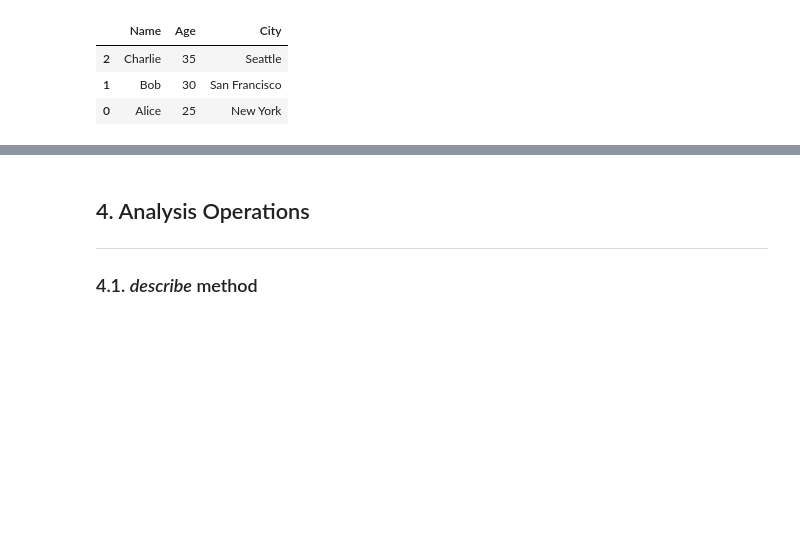
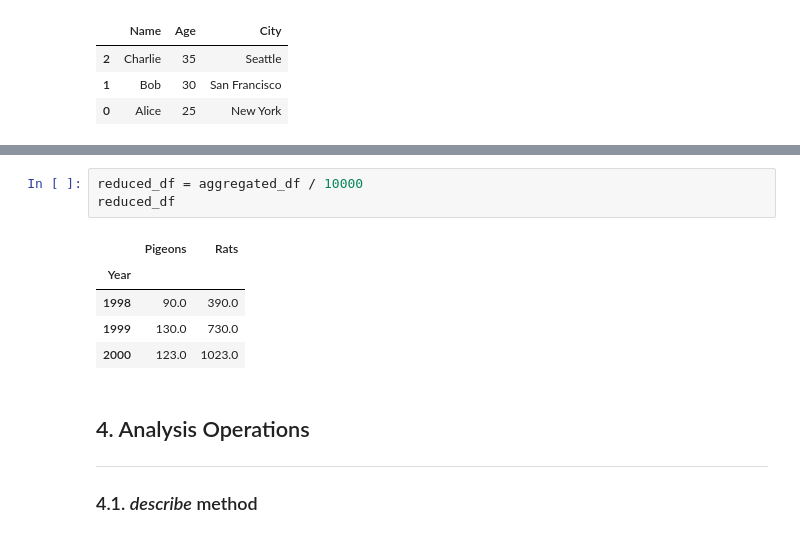
Before and after one commit to bsantanna/notebooks, a Jupyter notebook: common_libraries/pandas/01_dataframes.ipynb, the cells around one changed output, grey strips where cells are left out. Saved outputs shown, nothing was run; the diff lists cells and outputs as text; blank space fills up the shorter version.

```diff
--- a/common_libraries/pandas/01_dataframes.ipynb
+++ b/common_libraries/pandas/01_dataframes.ipynb
@@ -381,3 +458,12 @@ sorted_df
+# %%
+reduced_df = aggregated_df / 10000
+reduced_df
+# %% [output]
+|  | Pigeons | Rats |
+| Year |  |  |
+| 1998 | 90.0 | 390.0 |
+| 1999 | 130.0 | 730.0 |
+| 2000 | 123.0 | 1023.0 |
 # %% [markdown]
 ## 4. Analysis Operations
 
```
Also changed, not shown: parts of 10 cells of this notebook.
